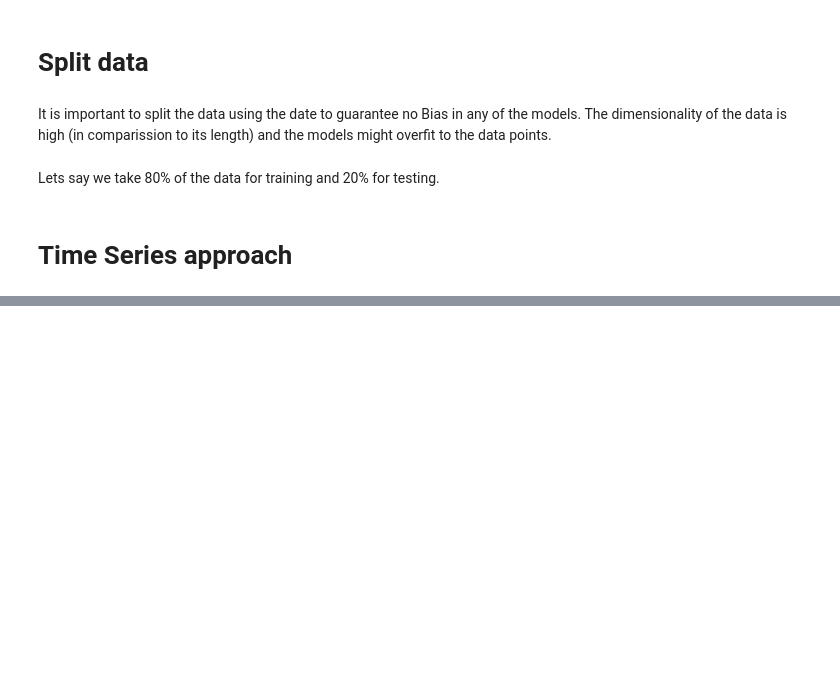
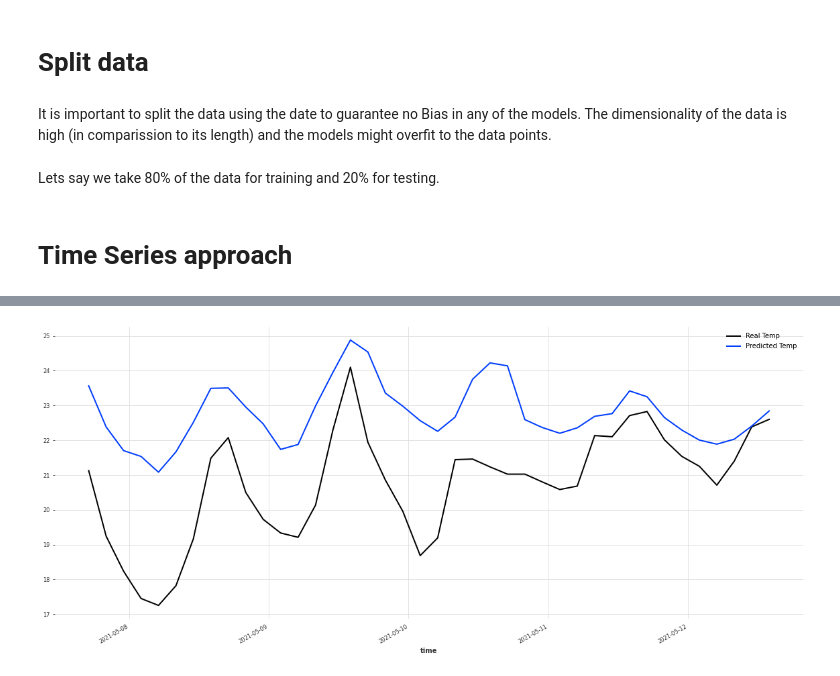
Before and after one commit to Mustapha-AJEGHRIR/temperature_prediction_roulam, a Jupyter notebook: notebooks/series.ipynb, the cells around one changed output, grey strips where cells are left out. Cells and saved outputs as stored; diff of their text form; code cells hidden in the pictures; blank space fills up the shorter version.

Commit message:
an example of series prediction

```diff
--- a/notebooks/series.ipynb
+++ b/notebooks/series.ipynb
@@ -117,5 +118,14 @@ Lets say we take 80% of the data for training and 20% for testing.
 train_ratio = 0.8
 l_train = int(len(series)*train_ratio)
 train, test = series[:l_train], series[l_train:]
+# %%
+target = ['temp']
+covariates_cols = cols[:]
+covariates_cols.remove(target[0])
+# %%
+x_scaler, y_scaler = Scaler(), Scaler()
+
+x_train, y_train = x_scaler.fit_transform(train[covariates_cols]), y_scaler.fit_transform(train[target])
+x_test, y_test = x_scaler.transform(test[covariates_cols]), y_scaler.transform(test[target])
 # %% [markdown]
 # Time Series approach
@@ -123,0 +132,11 @@ target = ['temp']
+# %%
+lgbm = LightGBMModel(lags = 8*3, #3 days = 8 * 3h *3
+                    lags_future_covariates= (3, 3)
+                    )
+# %%
+lgbm.fit(
+            y_train,
+            future_covariates= x_train,
+            val_series= y_test,
+            val_future_covariates= x_test
+        )
@@ -123,0 +161,8 @@ target = ['temp']
+# %%
+plt.figure(figsize=(20,8))
+y_scaler.inverse_transform(y_test[:40]).plot(label='Real Temp')
+y_scaler.inverse_transform(lgbm.predict(40, y_train,
+            future_covariates=x_train.append(x_test)
+            )).plot(label='Predicted Temp')
+# %% [output]
+[figure, added]
```
Also changed, not shown: parts of 3 cells of this notebook.
